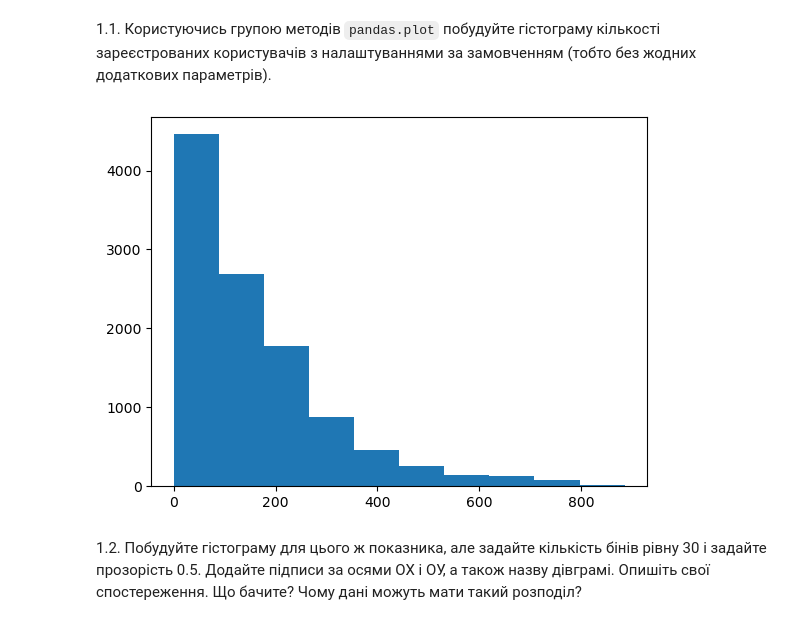
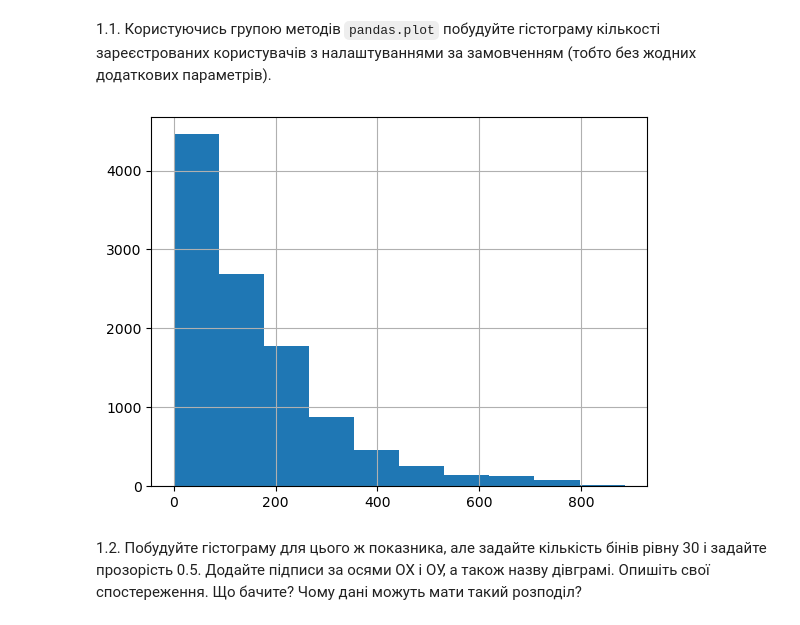
Before and after one commit to MarynaDanets/python_for_ds_tasks, a Jupyter notebook: hw_4_4_Візуалізація_з_pandas.ipynb, the cells around one changed output. Cells and saved outputs as stored; diff of their text form; code cells hidden in the pictures.

```diff
--- a/hw_4_4_Візуалізація_з_pandas.ipynb
+++ b/hw_4_4_Візуалізація_з_pandas.ipynb
@@ -31,10 +31,10 @@ from matplotlib import pyplot as plt
 df = pd.read_csv('../data/yulu_rental.csv')
 # %% [markdown]
 1.1. Користуючись групою методів `pandas.plot` побудуйте гістограму кількості зареєстрованих користувачів з налаштуваннями за замовченням (тобто без жодних додаткових параметрів).
-# %%
-plt.hist(df.registered);
-# %% [output]
-[figure, removed]
+# %%
+df.registered.hist();
+# %% [output]
+[figure, added]
 # %% [markdown]
 1.2. Побудуйте гістограму для цього ж показника, але задайте кількість бінів рівну 30 і задайте прозорість 0.5. Додайте підписи за осями ОХ і ОУ, а також назву дівграмі. Опишіть свої спостереження. Що бачите? Чому дані можуть мати такий розподіл?
 # %%
```
Also changed, not shown: parts of 3 cells of this notebook.
